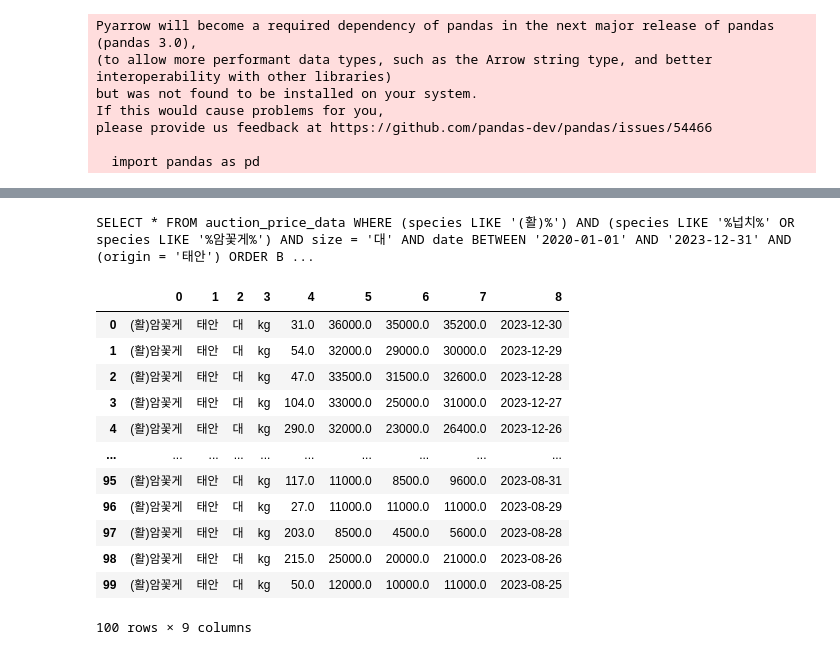
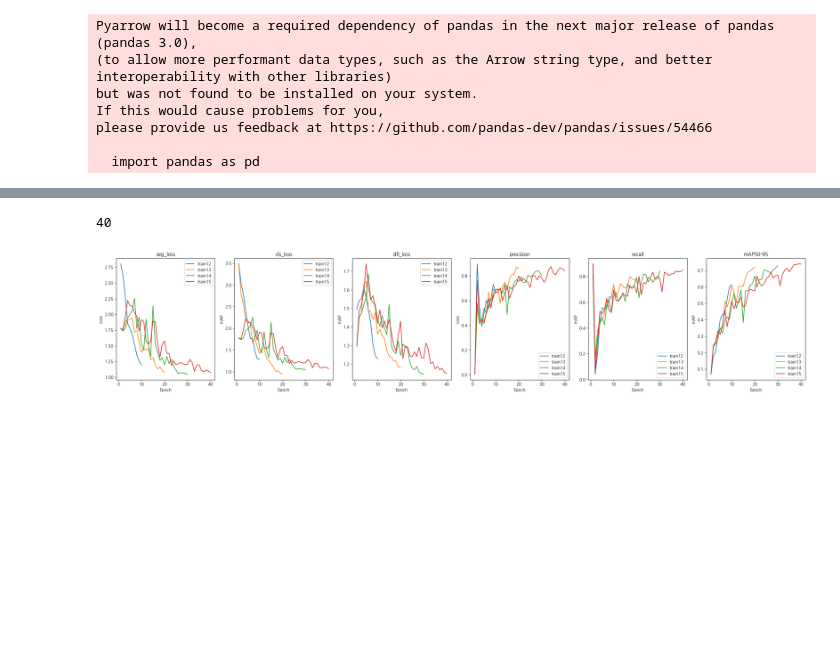
Before and after one commit to addinedu-ros-5th/deeplearning-repo-4, a Jupyter notebook: GUI/han's_gui_workbench.ipynb, the cells around one changed output, grey strips where cells are left out. Drawn from its saved outputs; the diff is of its cells as text; code cells hidden in the pictures; blank space fills up the shorter version.

```diff
--- a/GUI/han's_gui_workbench.ipynb
+++ b/GUI/han's_gui_workbench.ipynb
@@ -213,64 +13,0 @@ ORDER BY month;
-# %%
-
-# 예제 실행
-table = "auction_price_data"
-species = ["넙치", "암꽃게"]
-size = "대"
-start_date = "2020-01-01"
-end_date = "2023-12-31"
-origins = ["태안"]
-keywords = ["활"]
-
-def generate_query(table, species=None, size=None, start_date=None, end_date=None, origins=None, keywords=None):
-    base_query = f"SELECT * FROM {table} WHERE"
-    conditions = []
-
-    if keywords: #(활), (냉), (선)
-        keywords_condition = " OR ".join([f"species LIKE '({keyword})%'" for keyword in keywords])
-        conditions.append(f"({keywords_condition})")
-
-    if species:
-        color_condition = " OR ".join([f"species LIKE '%{specie}%'" for specie in species])
-        conditions.append(f"({color_condition})")
-
-    if size:
-        conditions.append(f"size = '{size}'")
-
-    if start_date and end_date:
-        if start_date > end_date:
-            raise ValueError("Start date cannot be after end date")
-        conditions.append(f"date BETWEEN '{start_date}' AND '{end_date}'")
-
-    if origins: #태안, 목포, 제주 등
-        origin_condition = " OR ".join([f"origin = '{origin}'" for origin in origins])
-        conditions.append(f"({origin_condition})")
-
-
-    query = f"{base_query} {' AND '.join(conditions)} ORDER BY date DESC LIMIT 100"
-
-    return query
-
-sql_query = generate_query(table, species, size, start_date, end_date, origins, keywords)
-print(sql_query)
-# %% [output]
-SELECT * FROM auction_price_data WHERE (species LIKE '(활)%') AND (species LIKE '%넙치%' OR species LIKE '%암꽃게%') AND size = '대' AND date BETWEEN '2020-01-01' AND '2023-12-31' AND (origin = '태안') ORDER B ...
-# %%
-query = """
-SELECT * FROM auction_price_data WHERE (species LIKE '(활)%') AND (species LIKE '%넙치%' OR species LIKE '%암꽃게%') AND size = '대' AND date BETWEEN '2020-01-01' AND '2023-12-31' AND (origin = '태안') ORDER BY date DESC LIMIT 100
-"""
-df = pd.DataFrame(search_query(query))
-df
-# %% [output]
-|  | 0 | 1 | 2 | 3 | 4 | 5 | 6 | 7 | 8 |
-| 0 | (활)암꽃게 | 태안 | 대 | kg | 31.0 | 36000.0 | 35000.0 | 35200.0 | 2023-12-30 |
-| 1 | (활)암꽃게 | 태안 | 대 | kg | 54.0 | 32000.0 | 29000.0 | 30000.0 | 2023-12-29 |
-| 2 | (활)암꽃게 | 태안 | 대 | kg | 47.0 | 33500.0 | 31500.0 | 32600.0 | 2023-12-28 |
-| 3 | (활)암꽃게 | 태안 | 대 | kg | 104.0 | 33000.0 | 25000.0 | 31000.0 | 2023-12-27 |
-| 4 | (활)암꽃게 | 태안 | 대 | kg | 290.0 | 32000.0 | 23000.0 | 26400.0 | 2023-12-26 |
-| ... | ... | ... | ... | ... | ... | ... | ... | ... | ... |
-| 95 | (활)암꽃게 | 태안 | 대 | kg | 117.0 | 11000.0 | 8500.0 | 9600.0 | 2023-08-31 |
-| 96 | (활)암꽃게 | 태안 | 대 | kg | 27.0 | 11000.0 | 11000.0 | 11000.0 | 2023-08-29 |
-| 97 | (활)암꽃게 | 태안 | 대 | kg | 203.0 | 8500.0 | 4500.0 | 5600.0 | 2023-08-28 |
-| 98 | (활)암꽃게 | 태안 | 대 | kg | 215.0 | 25000.0 | 20000.0 | 21000.0 | 2023-08-26 |
-| 99 | (활)암꽃게 | 태안 | 대 | kg | 50.0 | 12000.0 | 10000.0 | 11000.0 | 2023-08-25 |
-100 rows × 9 columns
@@ -276,0 +54,8 @@ df
+# %%
+
+
+df = pd.read_csv('../Fish_model/Seafood_segment/train19/results.csv')
+df.columns = df.columns.str.strip()
+len(df['epoch'])
+# %% [output]
+40
@@ -276,0 +127,4 @@ df
+# %%
+plot_training_results()
+# %% [output]
+[figure, added]
```
Also changed, not shown: parts of 14 cells of this notebook, 1 other file.
